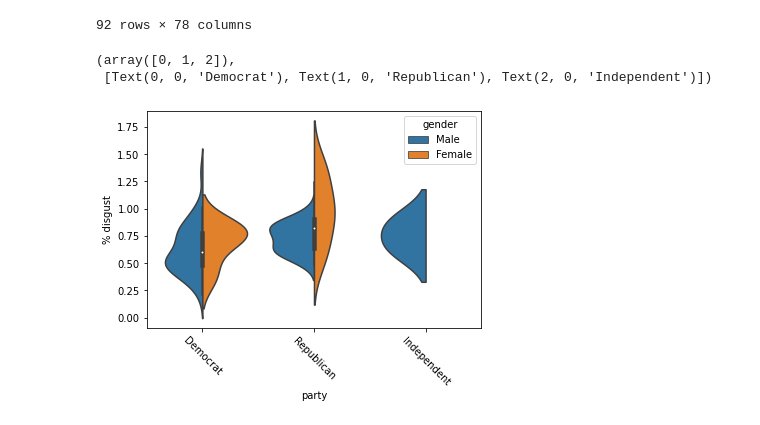
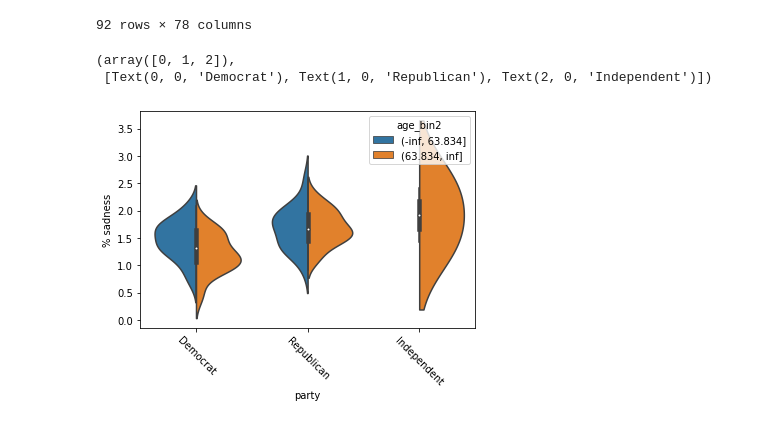
Before and after one commit to ancepsinfans/speeches, a Jupyter notebook: Senators.ipynb, the cells around one changed output. Cells and saved outputs as stored; diff of their text form; code cells hidden in the pictures.

```diff
--- a/Senators.ipynb
+++ b/Senators.ipynb
@@ -245,3 +249,7 @@ g = sns.lmplot(
     hue='party')
 # %% [output]
 [figure]
+# %%
+bins = [-np.inf, meanage, np.inf]
+sensavg['age_bin2'] = pd.cut(sensavg['age'], bins)
+sensavg['age_bin2']
@@ -280,9 +325,9 @@ sensavg.sort_values(by='noun/pron',ascending=False)
 # %%
 femmes = sensavg[sensavg['gender']=='Female']
 hommes = sensavg[sensavg['gender']=='Male']
-sns.violinplot(x=sensavg['party'],y=sensavg['% disgust'], split=True, hue=sensavg['gender'])
+sns.violinplot(x=sensavg['party'],y=sensavg['% sadness'], split=True, hue=sensavg['age_bin2'])
 plt.xticks(rotation=-45)
 # %% [output]
 (array([0, 1, 2]),
  [Text(0, 0, 'Democrat'), Text(1, 0, 'Republican'), Text(2, 0, 'Independent')])
-[figure, old version]
+[figure, new version]
```
Also changed, not shown: parts of 6 cells of this notebook, 6 other files.
